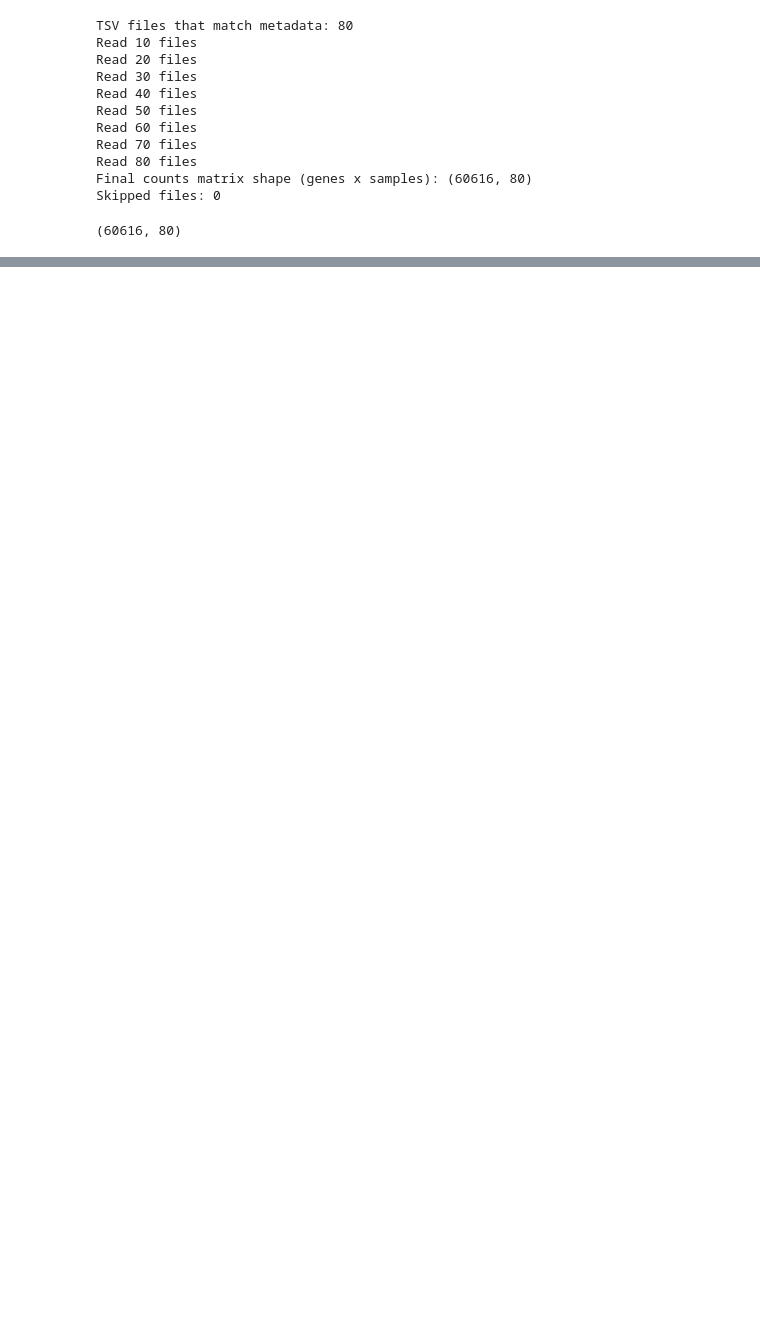
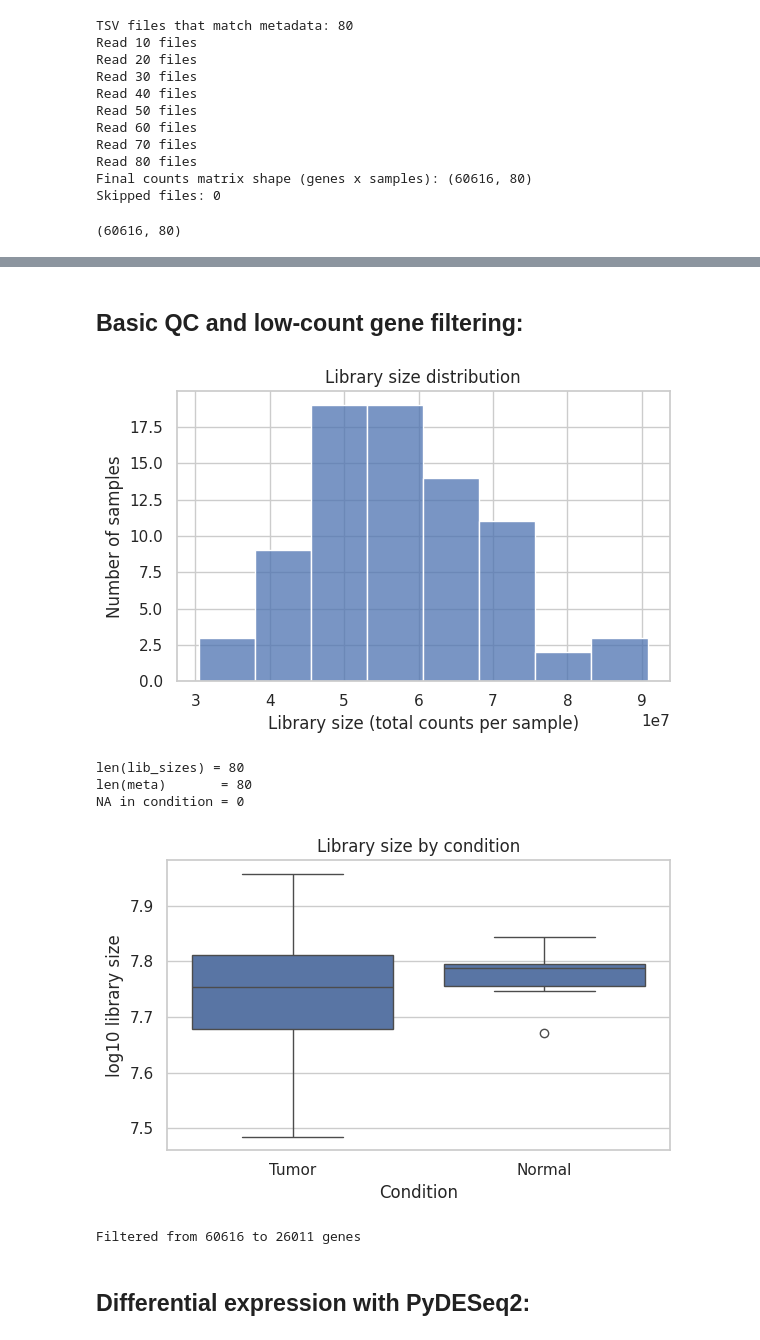
Before and after one commit to akhileshkumbhar05-ui/bioinformatics-course-project, a Jupyter notebook: Bioinformatics_Course_Project.ipynb, the cells around one changed output, grey strips where cells are left out. Drawn from its saved outputs; the diff is of its cells as text; code cells hidden in the pictures; blank space fills up the shorter version.

```diff
--- a/Bioinformatics_Course_Project.ipynb
+++ b/Bioinformatics_Course_Project.ipynb
@@ -369,0 +460,59 @@ meta.to_csv("tcga_brca_star_metadata.csv", index=False)
+# %% [markdown]
+## Basic QC and low-count gene filtering:
+# %%
+# ---------------------------
+# library size distribution
+# ---------------------------
+lib_sizes = counts.sum(axis=0)
+plt.figure(figsize=(6, 4))
+sns.histplot(lib_sizes, kde=False)
+plt.xlabel("Library size (total counts per sample)")
+plt.ylabel("Number of samples")
+plt.title("Library size distribution")
+plt.tight_layout()
+plt.show()
+
+# ---- NEW BOXLOT BLOCK (replace your old boxplot code with this) ----
+print("len(lib_sizes) =", len(lib_sizes))
+print("len(meta)       =", len(meta))
+print("NA in condition =", meta["condition"].isna().sum())
+
+# Build a clean DataFrame for seaborn
+plot_df = pd.DataFrame({
+    "condition": meta["condition"].values,
+    "log10_lib_size": np.log10(lib_sizes.values + 1),
+})
+
+plt.figure(figsize=(6, 4))
+sns.boxplot(data=plot_df, x="condition", y="log10_lib_size")
+plt.xlabel("Condition")
+plt.ylabel("log10 library size")
+plt.title("Library size by condition")
+plt.tight_layout()
+plt.show()
+# --------------------------------------------------------------------
+
+# ----------------------------------------
+# Filter low-count genes (very important)
+# Keep genes with at least MIN_COUNT in
+# at least MIN_SAMPLES samples
+# ----------------------------------------
+MIN_COUNT = 10
+MIN_SAMPLES = int(0.1 * counts.shape[1])  # present in at least 10% of samples
+
+keep_mask = (counts >= MIN_COUNT).sum(axis=1) >= MIN_SAMPLES
+counts_filt = counts.loc[keep_mask].copy()
+
+print("Filtered from", counts.shape[0], "to", counts_filt.shape[0], "genes")
+
+# Save filtered counts (optional)
+counts_filt.to_csv("tcga_brca_star_counts_filtered.csv")
+# %% [output]
+[figure, added]
+len(lib_sizes) = 80
+len(meta)       = 80
+NA in condition = 0
+[figure, added]
+Filtered from 60616 to 26011 genes
+# %% [markdown]
+## Differential expression with PyDESeq2:
```
Also changed, not shown: parts of 18 cells of this notebook.
